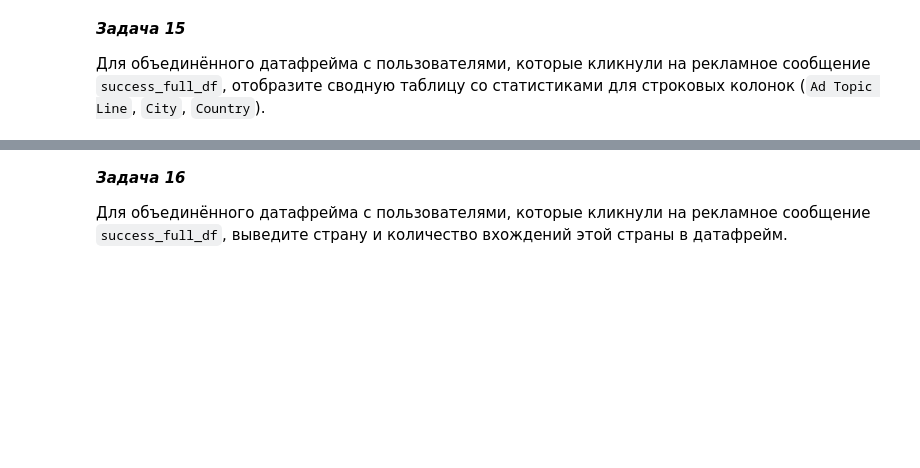
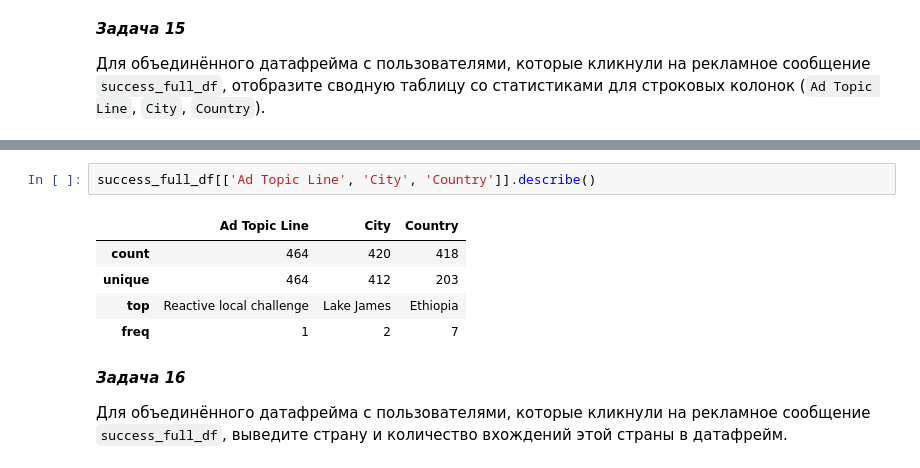
Before and after one commit to IgorKolotushkin/DS_homework, a Jupyter notebook: hw_12/12.6_Домашнее_задание.ipynb, the cells around one changed output, grey strips where cells are left out. Drawn from its saved outputs; the diff is of its cells as text; blank space fills up the shorter version.

```diff
--- a/hw_12/12.6_Домашнее_задание.ipynb
+++ b/hw_12/12.6_Домашнее_задание.ipynb
@@ -346,3 +360,11 @@ success_adv_df = success_adv_df.reset_index()
+# %%
+success_full_df[['Ad Topic Line', 'City', 'Country']].describe()
+# %% [output]
+|  | Ad Topic Line | City | Country |
+| count | 464 | 420 | 418 |
+| unique | 464 | 412 | 203 |
+| top | Reactive local challenge | Lake James | Ethiopia |
+| freq | 1 | 2 | 7 |
 # %% [markdown]
 ***Задача 16***
 
```
Also changed, not shown: parts of 4 cells of this notebook.
